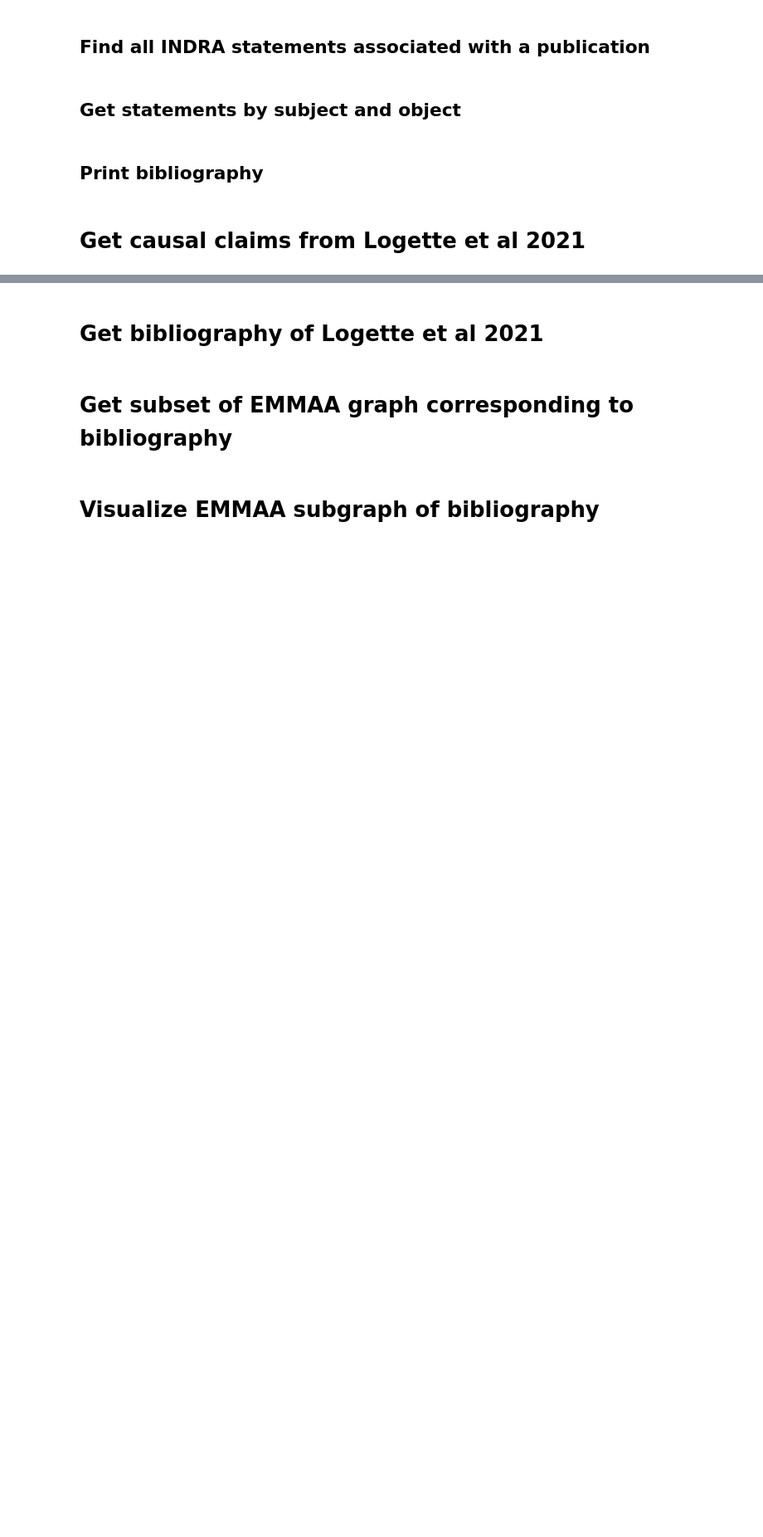
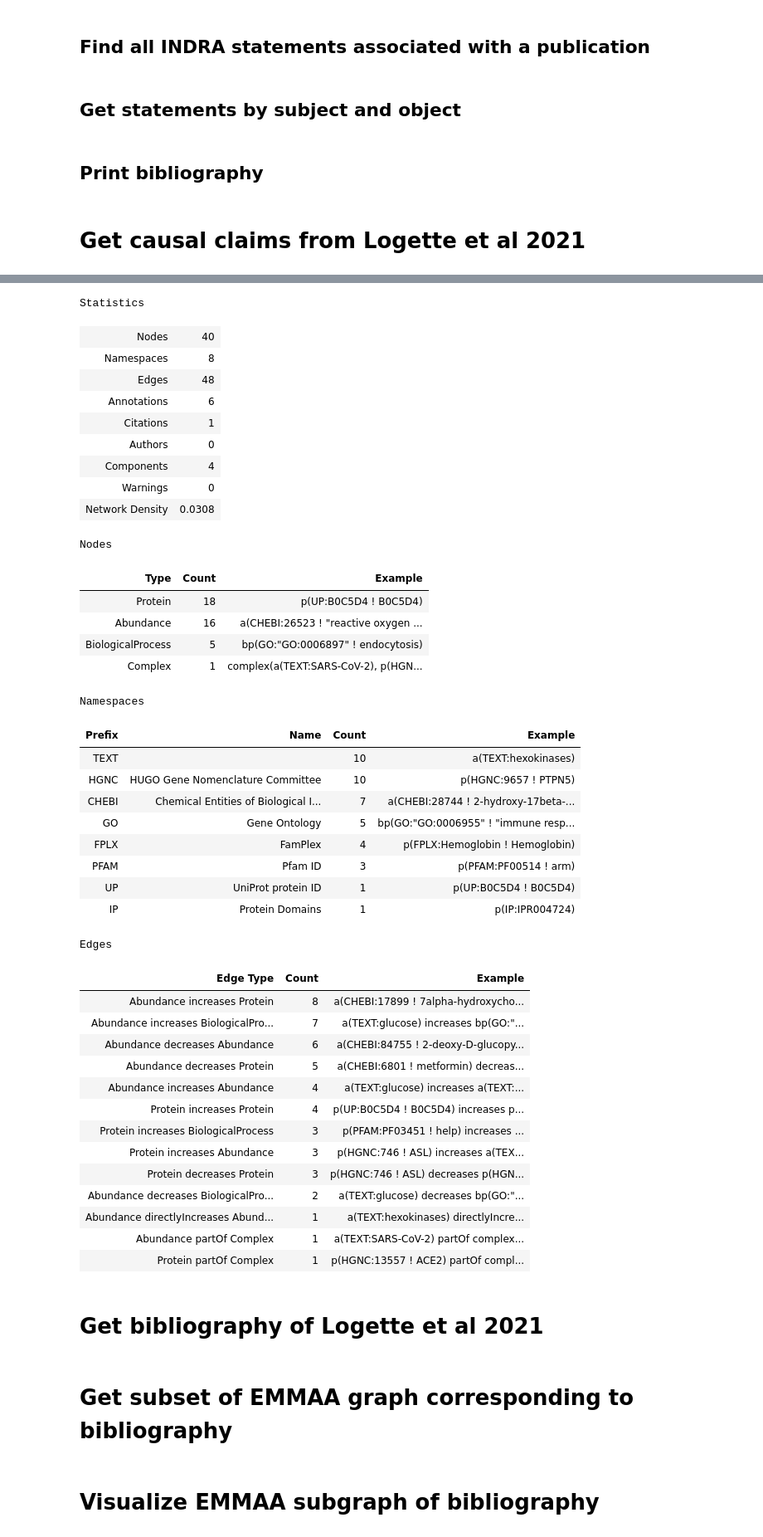
Before and after one commit to y0-causal-inference/y0-bio, a Jupyter notebook: notebooks/Glucose_and_COVID.ipynb, the cells around one changed output, grey strips where cells are left out. Shown at 83% size. Saved outputs shown, nothing was run; the diff lists cells and outputs as text; code cells hidden in the pictures; blank space fills up the shorter version.

```diff
--- a/notebooks/Glucose_and_COVID.ipynb
+++ b/notebooks/Glucose_and_COVID.ipynb
@@ -164,5 +185,5 @@ to_jupyter(logette_bel)
 # %% [output]
 [interactive output not drawn]
 # %%
-logette_bel.summarize()
+logette_bel
 # %% [output]
@@ -186,3 +193,44 @@ Protein partOf Complex                       1  p(HGNC:13557 ! ACE2) partOf comp
+Statistics
+| Nodes | 40 |
+| Namespaces | 8 |
+| Edges | 48 |
+| Annotations | 6 |
+| Citations | 1 |
+| Authors | 0 |
+| Components | 4 |
+| Warnings | 0 |
+| Network Density | 0.0308 |
+Nodes
+| Type | Count | Example |
+| Protein | 18 | p(UP:B0C5D4 ! B0C5D4) |
+| Abundance | 16 | a(CHEBI:26523 ! "reactive oxygen ... |
+| BiologicalProcess | 5 | bp(GO:"GO:0006897" ! endocytosis) |
+| Complex | 1 | complex(a(TEXT:SARS-CoV-2), p(HGN... |
+Namespaces
+| Prefix | Name | Count | Example |
+| TEXT |  | 10 | a(TEXT:hexokinases) |
+| HGNC | HUGO Gene Nomenclature Committee | 10 | p(HGNC:9657 ! PTPN5) |
+| CHEBI | Chemical Entities of Biological I... | 7 | a(CHEBI:28744 ! 2-hydroxy-17beta-... |
+| GO | Gene Ontology | 5 | bp(GO:"GO:0006955" ! "immune resp... |
+| FPLX | FamPlex | 4 | p(FPLX:Hemoglobin ! Hemoglobin) |
+| PFAM | Pfam ID | 3 | p(PFAM:PF00514 ! arm) |
+| UP | UniProt protein ID | 1 | p(UP:B0C5D4 ! B0C5D4) |
+| IP | Protein Domains | 1 | p(IP:IPR004724) |
+Edges
+| Edge Type | Count | Example |
+| Abundance increases Protein | 8 | a(CHEBI:17899 ! 7alpha-hydroxycho... |
+| Abundance increases BiologicalPro... | 7 | a(TEXT:glucose) increases bp(GO:"... |
+| Abundance decreases Abundance | 6 | a(CHEBI:84755 ! 2-deoxy-D-glucopy... |
+| Abundance decreases Protein | 5 | a(CHEBI:6801 ! metformin) decreas... |
+| Abundance increases Abundance | 4 | a(TEXT:glucose) increases a(TEXT:... |
+| Protein increases Protein | 4 | p(UP:B0C5D4 ! B0C5D4) increases p... |
+| Protein increases BiologicalProcess | 3 | p(PFAM:PF03451 ! help) increases ... |
+| Protein increases Abundance | 3 | p(HGNC:746 ! ASL) increases a(TEX... |
+| Protein decreases Protein | 3 | p(HGNC:746 ! ASL) decreases p(HGN... |
+| Abundance decreases BiologicalPro... | 2 | a(TEXT:glucose) decreases bp(GO:"... |
+| Abundance directlyIncreases Abund... | 1 | a(TEXT:hexokinases) directlyIncre... |
+| Abundance partOf Complex | 1 | a(TEXT:SARS-CoV-2) partOf complex... |
+| Protein partOf Complex | 1 | p(HGNC:13557 ! ACE2) partOf compl... |
 # %% [markdown]
 # Get bibliography of Logette et al 2021
 # %%
```
Also changed, not shown: parts of 8 cells of this notebook.
